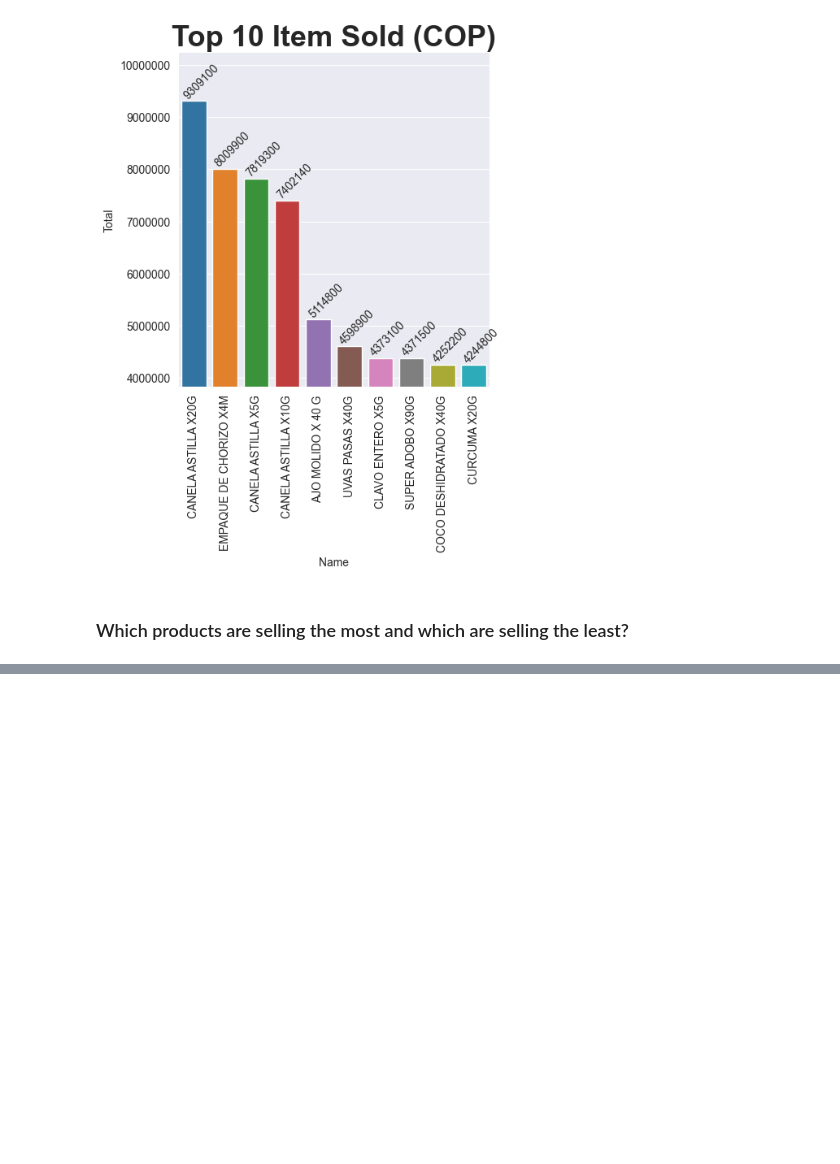
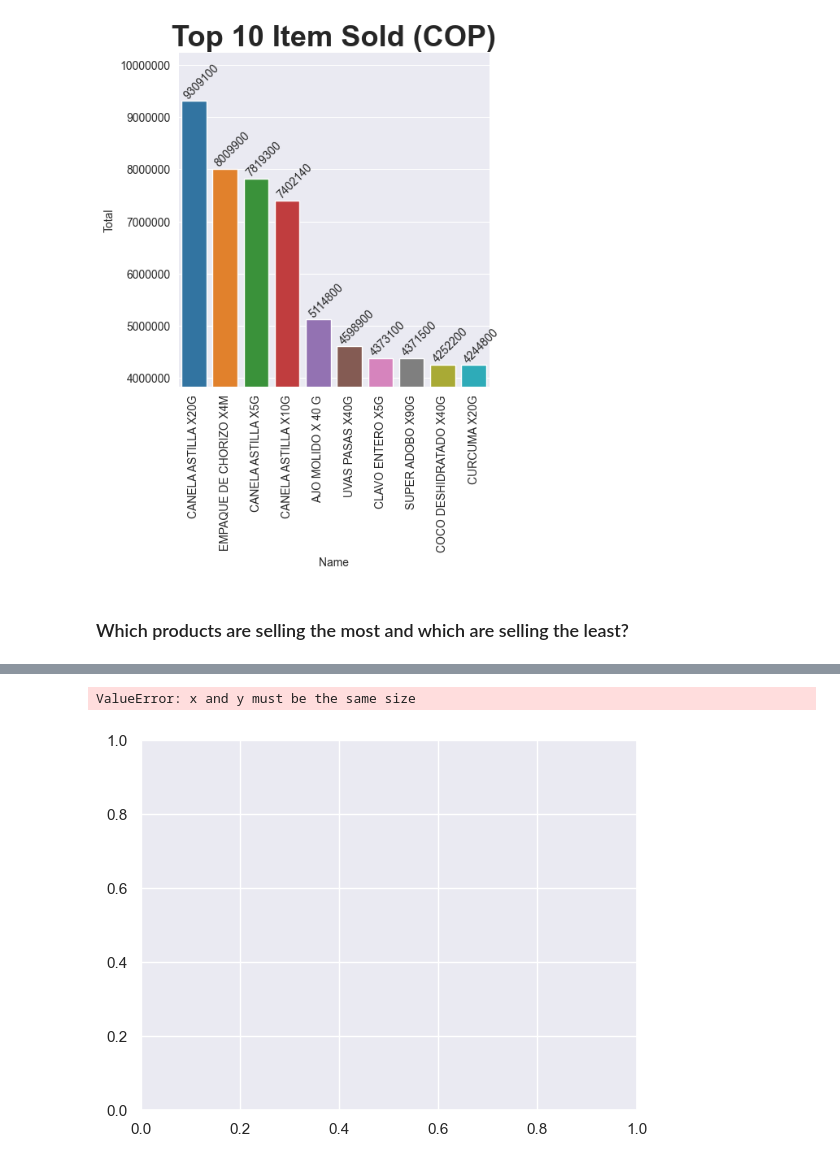
Before and after one commit to kecoaxx/david-s_portfolio, a Jupyter notebook: Data Science/Product Sales/Sales.ipynb, the cells around one changed output, grey strips where cells are left out. Drawn from its saved outputs; the diff is of its cells as text; code cells hidden in the pictures; blank space fills up the shorter version.

```diff
--- a/Data Science/Product Sales/Sales.ipynb
+++ b/Data Science/Product Sales/Sales.ipynb
@@ -143,0 +179,12 @@ df_sales.groupby('Name')['Amount'].sum().max()
+# %%
+price = df_sales["Price"].unique()
+tax = df_sales["Tax"].unique()
+
+plt.scatter(price, tax)
+plt.xlabel("Price")
+plt.ylabel("Tax")
+plt.title("Relationship between Price and Tax")
+plt.show()
+# %% [output]
+ValueError: x and y must be the same size
+[figure, added]
```
Also changed, not shown: parts of 11 cells of this notebook.
